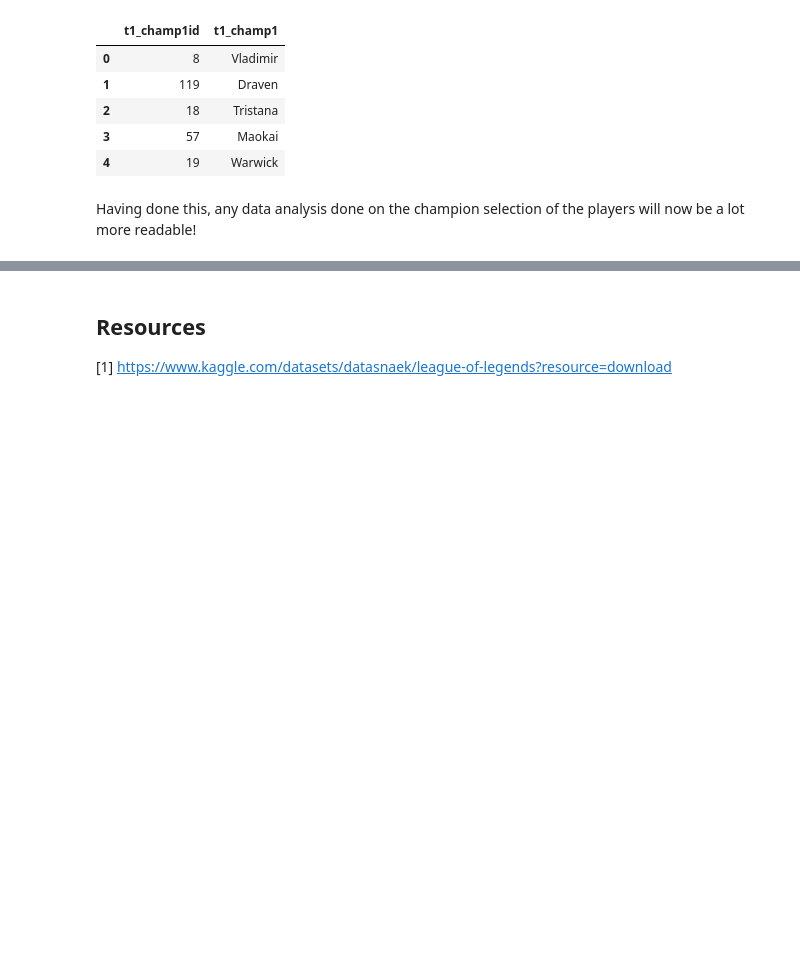
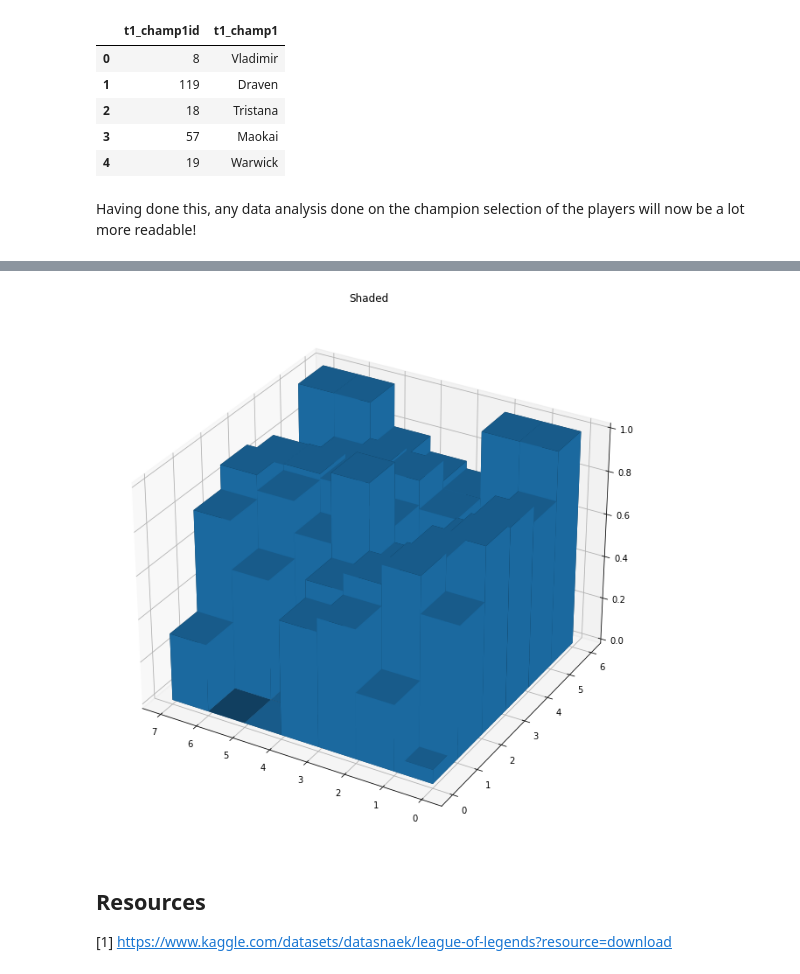
Before and after one commit to aj-sarama/blue-team, a Jupyter notebook: FinalProject.ipynb, the cells around one changed output, grey strips where cells are left out. Cells and saved outputs as stored; diff of their text form; code cells hidden in the pictures; blank space fills up the shorter version.

```diff
--- a/FinalProject.ipynb
+++ b/FinalProject.ipynb
@@ -109,0 +122,4 @@ Having done this, any data analysis done on the champion selection of the player
+# %%
+games = games[games['gameDuration'] > 600]
+games.reset_index() # this is necessary as some indexes will be left empty after dropping rows
+len(games)
@@ -109,0 +150,11 @@ Having done this, any data analysis done on the champion selection of the player
+# %%
+first_blood_win = 0
+first_blood_loss = 0
+
+for index, row in games.iterrows():
+    if row['firstBlood'] == row['winner']:
+        first_blood_win += 1
+    else:
+        first_blood_loss += 1
+
+display([first_blood_win, first_blood_loss])
@@ -110,3 +294,74 @@ Having done this, any data analysis done on the champion selection of the player
+# %%
+import numpy as np
+import matplotlib.pyplot as plt
+
+# first we need a grid for the number of dragons and heralds
+data = {} # keys will be # of dragons, values will be a new dictionary with number of barons
+# values of the data[# of drag][# of baron] = [wins, losses]
+for dragons in range(0,7):
+    data[dragons] = {}
+    for barons in range(0,6):
+        data[dragons][barons] = [0,0]
+
+for index, row in games.iterrows():
+    if row['winner'] == 1:
+        num_dragons = row['t1_dragonKills']
+        num_barons = row['t1_baronKills'] + row['t1_riftHeraldKills']
+        t = data[num_dragons][num_barons]
+        data[num_dragons][num_barons] = [t[0] + 1, t[1]]
+
+        num_dragons = row['t2_dragonKills']
+        num_barons = row['t2_baronKills'] + row['t2_riftHeraldKills']
+        t = data[num_dragons][num_barons]
+        data[num_dragons][num_barons] = [t[0], t[1] + 1]
+    else:
+        num_dragons = row['t1_dragonKills']
+        num_barons = row['t1_baronKills'] + row['t1_riftHeraldKills']
+        t = data[num_dragons][num_barons]
+        data[num_dragons][num_barons] = [t[0], t[1] + 1]
+
+        num_dragons = row['t2_dragonKills']
+        num_barons = row['t2_baronKills'] + row['t2_riftHeraldKills']
+        t = data[num_dragons][num_barons]
+        data[num_dragons][num_barons] = [t[0] + 1, t[1]]
+
+for dragons in range(0,7):
+    for barons in range(0,6):
+        t = data[dragons][barons]
+        total_games = t[0] + t[1]
+        if total_games > 0:
+            data[dragons][barons] = t[0] / total_games
+        else:
+            data[dragons][barons] = 0
+
+data_matrix = np.zeros((7, 6))
+for dragons in range(0,7):
+    for barons in range(0,6):
+        data_matrix[dragons][barons] = data[dragons][barons]
+
+#display(data_matrix)
+
+# setup the figure and axes
+fig = plt.figure(figsize=(24, 12))
+ax1 = fig.add_subplot(121, projection='3d')
+
+# fake data
+_x = np.arange(7)
+_y = np.arange(6)
+_xx, _yy = np.meshgrid(_x, _y)
+x, y = _xx.ravel(), _yy.ravel()
+
+top = data_matrix.flatten()
+bottom = np.zeros_like(top)
+width = depth = 1
+
+ax1.bar3d(x, y, bottom, width, depth, top, shade=True)
+ax1.set_title('Shaded')
+ax1.invert_xaxis()
+
+plt.show()
+# %% [output]
+[figure, added]
 # %% [markdown]
 ## Resources
 
```
Also changed, not shown: parts of 16 cells of this notebook.
